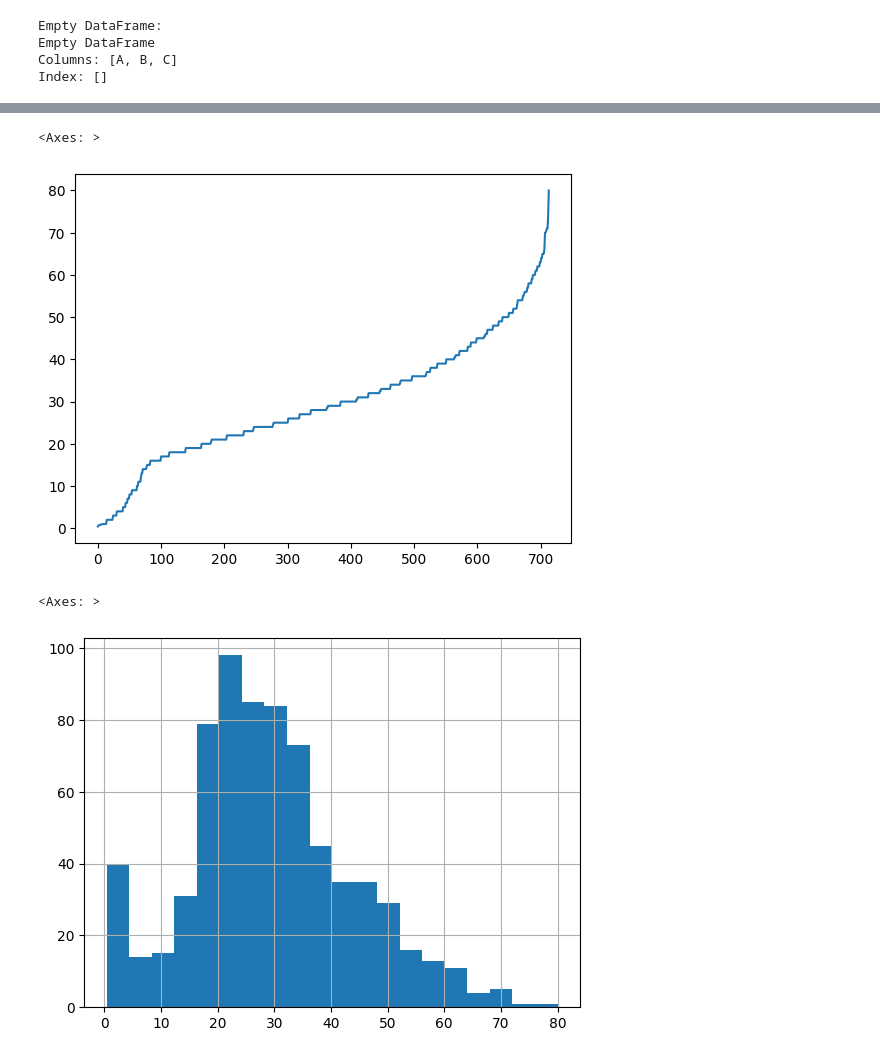
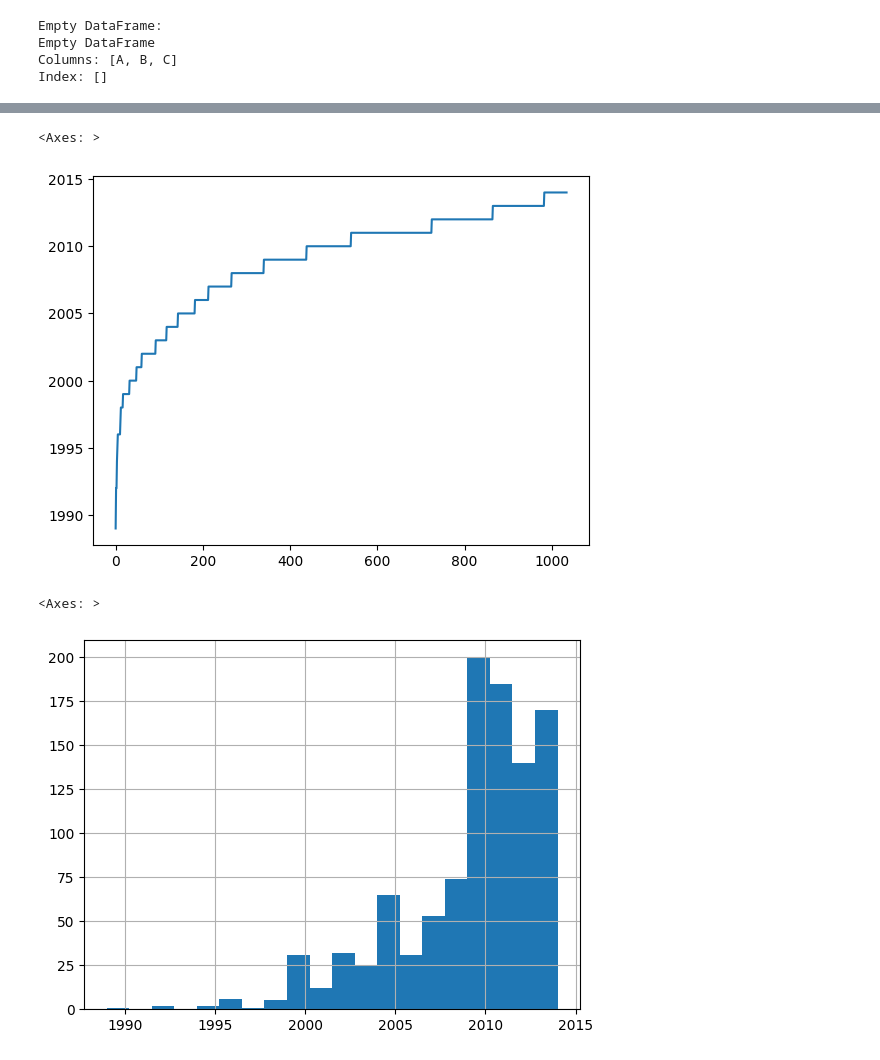
Before and after one commit to ZoltanV/cubix-ml-models, a Jupyter notebook: Cubix_ML_Engineer_Pandas.ipynb, the cells around one changed output, grey strips where cells are left out. Saved outputs shown, nothing was run; the diff lists cells and outputs as text; code cells hidden in the pictures.

Commit message:
Planets homework

```diff
--- a/Cubix_ML_Engineer_Pandas.ipynb
+++ b/Cubix_ML_Engineer_Pandas.ipynb
@@ -131,6 +129,10 @@ sns.get_dataset_names()
  'taxis',
  'tips',
  'titanic']
+# %%
+# Load a sample dataset from seaborn library
+import seaborn as sns
+df = sns.load_dataset('planets')
 # %%
 df.columns
 # %% [output]
@@ -470,11 +493,11 @@ df.groupby(by="class").mean()
 # %%
-df.sort_values(by="age")["age"].reset_index(drop=True).plot()
+df_subset.sort_values(by="year")["year"].reset_index(drop=True).plot()
 # %% [output]
 <Axes: >
-[figure, old version]
+[figure, new version]
 # %%
-df["age"].hist(bins=20)
+df["year"].hist(bins=20)
 # %% [output]
 <Axes: >
-[figure, old version]
+[figure, new version]
 # %%
```
Also changed, not shown: parts of 30 cells of this notebook.
